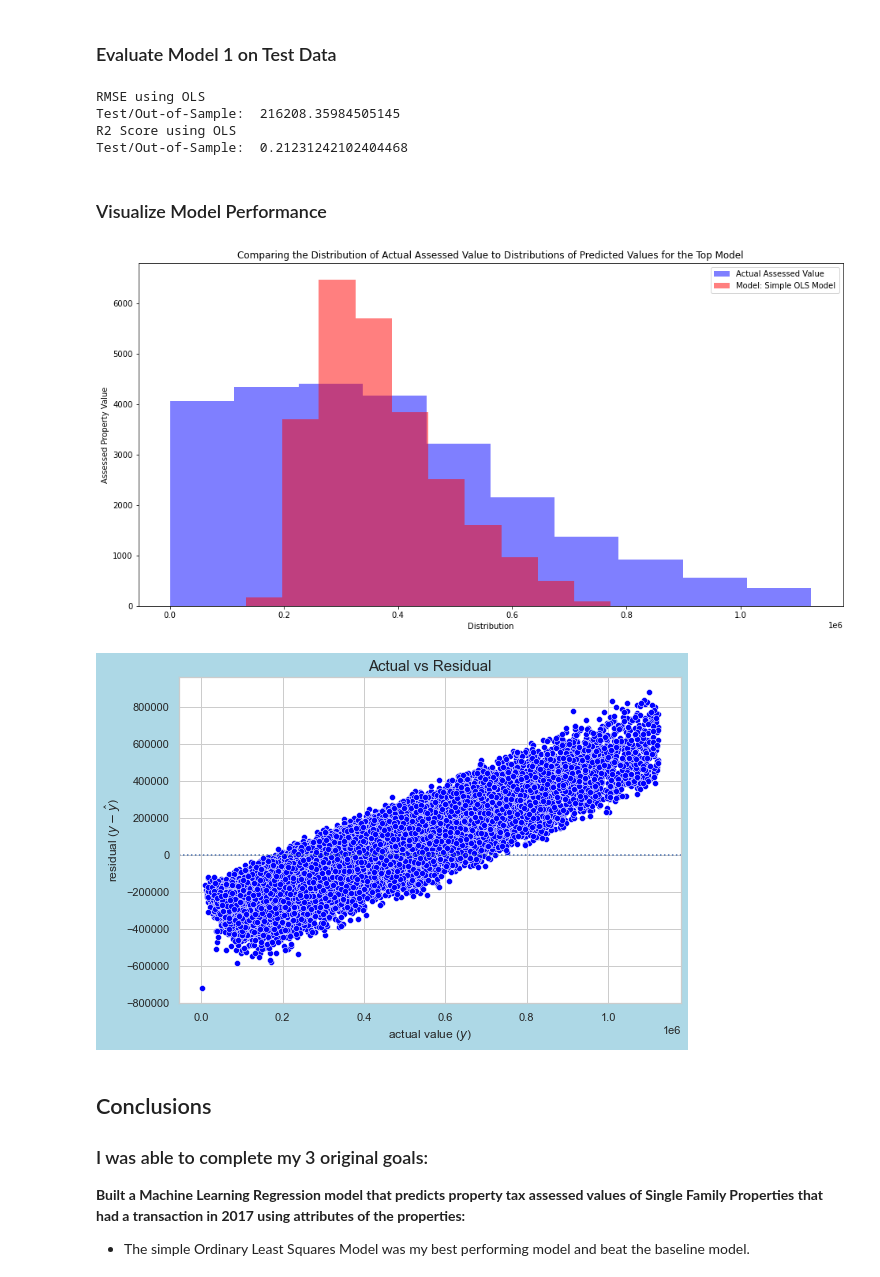
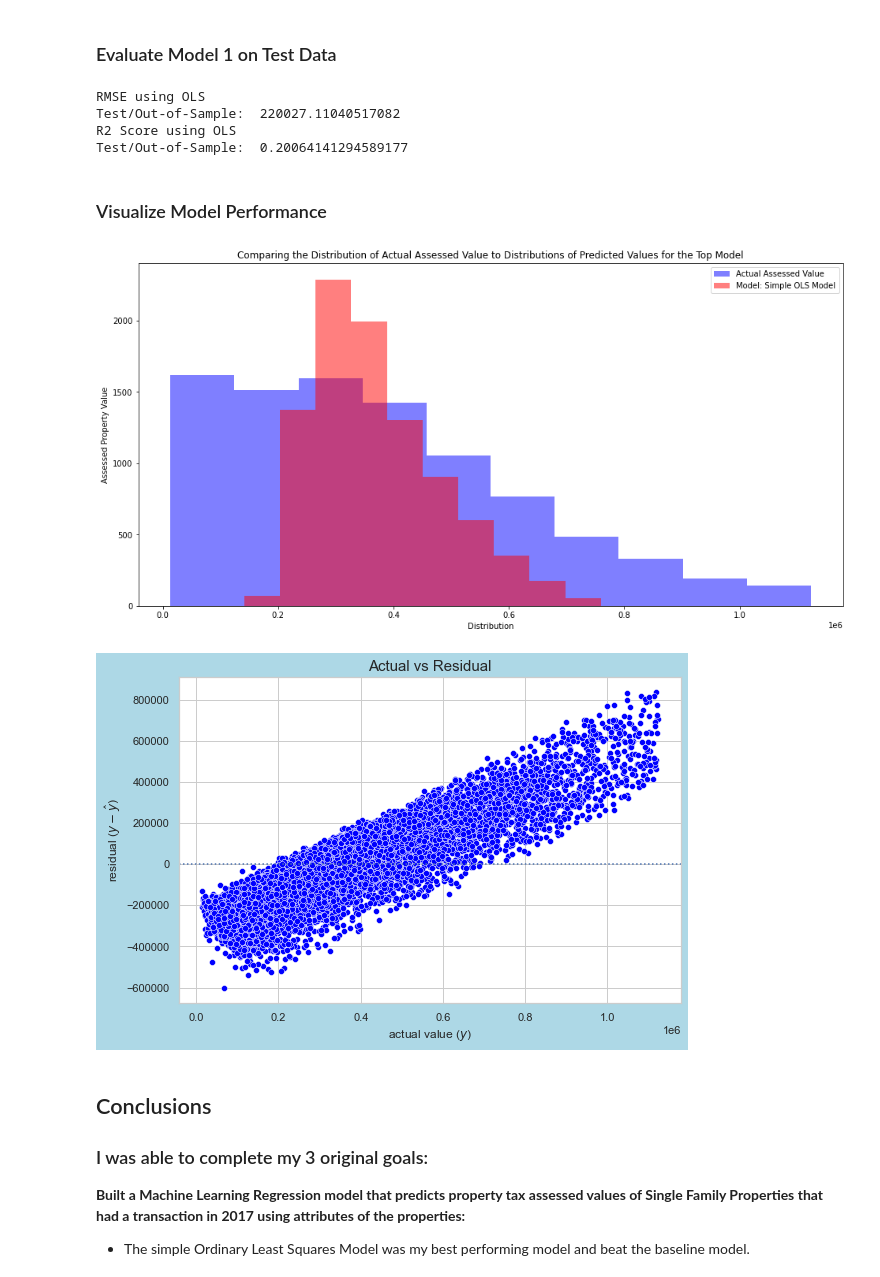
Before and after one commit to kristofer-rivera/zillow-regression-project, a Jupyter notebook: final_report.ipynb, the cells around one changed output. Saved outputs shown, nothing was run; the diff lists cells and outputs as text; code cells hidden in the pictures.

Commit message:
Fixing issue with model evaluation on test data.

```diff
--- a/final_report.ipynb
+++ b/final_report.ipynb
@@ -285,22 +285,28 @@ X_test, y_test = test_scaled.drop(columns=['assessed_value', 'year_built', 'coun
 #First convert y_train into Dataframes so the baselines can be easily calculated with pandas
 y_train = pd.DataFrame(y_train)
 y_validate = pd.DataFrame(y_validate)
+y_test =pd.DataFrame(y_test)
 
 # Create new data frame to hold my in sample predictions and the same for out of sample
 predictions_train = y_train.copy()
 predictions_train = predictions_train.rename(columns={'assessed_value':'actual'})
 predictions_validate = y_validate.copy()
 predictions_validate = predictions_validate.rename(columns={'assessed_value':'actual'})
+predictions_test = y_test.copy()
+predictions_test = predictions_test.rename(columns={'assessed_value':'actual'})
+
 
 #Calculate based on mean and add baseline predictions to a the train data frame holding predictions
 baseline_mean = y_train.assessed_value.mean()
 predictions_train['baseline_mean'] = baseline_mean
 predictions_validate['baseline_mean'] = baseline_mean
+predictions_test['baseline_mean'] = baseline_mean
 
 #Calculate based on median and add baseline predictions to the train data frame holding predictions
 baseline_median = y_train.assessed_value.median()
 predictions_train['baseline_median'] = baseline_median
 predictions_validate['baseline_median'] = baseline_median
+predictions_test['baseline_median'] = baseline_median
 # %%
 # Calculate RMSE based on mean
 mean_rmse = ev.rmse(predictions_train.actual, predictions_train.baseline_mean)
@@ -406,13 +412,13 @@ predictions_validate['glm'] = glm.predict(X_validate)
 ### Evaluate Model 1 on Test Data
 # %%
 #Make predictions on test dataset
-predictions_train['ols_test'] = lm.predict(X_train)
+predictions_test['ols_test'] = lm.predict(X_test)
 
 # Calculate RMSE
-test_rmse = ev.rmse(predictions_train.actual, predictions_train.ols_test)
+test_rmse = ev.rmse(predictions_test.actual, predictions_test.ols_test)
 
 #Calculate R2 Score
-test_r2 = r2_score(predictions_train.actual, predictions_train.ols_test)
+test_r2 = r2_score(predictions_test.actual, predictions_test.ols_test)
 
 
 print("RMSE using OLS\nTest/Out-of-Sample: ", test_rmse)
@@ -420,27 +426,27 @@ print("RMSE using OLS\nTest/Out-of-Sample: ", test_rmse)
 print("R2 Score using OLS\nTest/Out-of-Sample: ", test_r2)
 # %% [output]
 RMSE using OLS
-Test/Out-of-Sample:  216208.35984505145
+Test/Out-of-Sample:  220027.11040517082
 R2 Score using OLS
-Test/Out-of-Sample:  0.21231242102404468
+Test/Out-of-Sample:  0.20064141294589177
 # %% [markdown]
 ### Visualize Model Performance
 # %%
 # plot to visualize actual vs predicted.
 plt.figure(figsize=(16,8))
-plt.hist(predictions_train.actual, color='blue', alpha=.5, label="Actual Assessed Value")
-plt.hist(predictions_train.ols_test, color='red', alpha=.5, label="Model: Simple OLS Model")
+plt.hist(predictions_test.actual, color='blue', alpha=.5, label="Actual Assessed Value")
+plt.hist(predictions_test.ols_test, color='red', alpha=.5, label="Model: Simple OLS Model")
 plt.xlabel("Distribution")
 plt.ylabel("Assessed Property Value")
 plt.title("Comparing the Distribution of Actual Assessed Value to Distributions of Predicted Values for the Top Model")
 plt.legend()
 plt.show()
 # %% [output]
-[figure, old version]
+[figure, new version]
 # %%
-ev.plot_residuals(predictions_train.actual, predictions_train.ols_test, predictions_train)
+ev.plot_residuals(predictions_test.actual, predictions_test.ols_test, predictions_test)
 # %% [output]
-[figure, old version]
+[figure, new version]
 # %% [markdown]
 ## Conclusions
 ### I was able to complete my 3 original goals:
```
Also changed, not shown: parts of 1 cell of this notebook, 1 other file.
